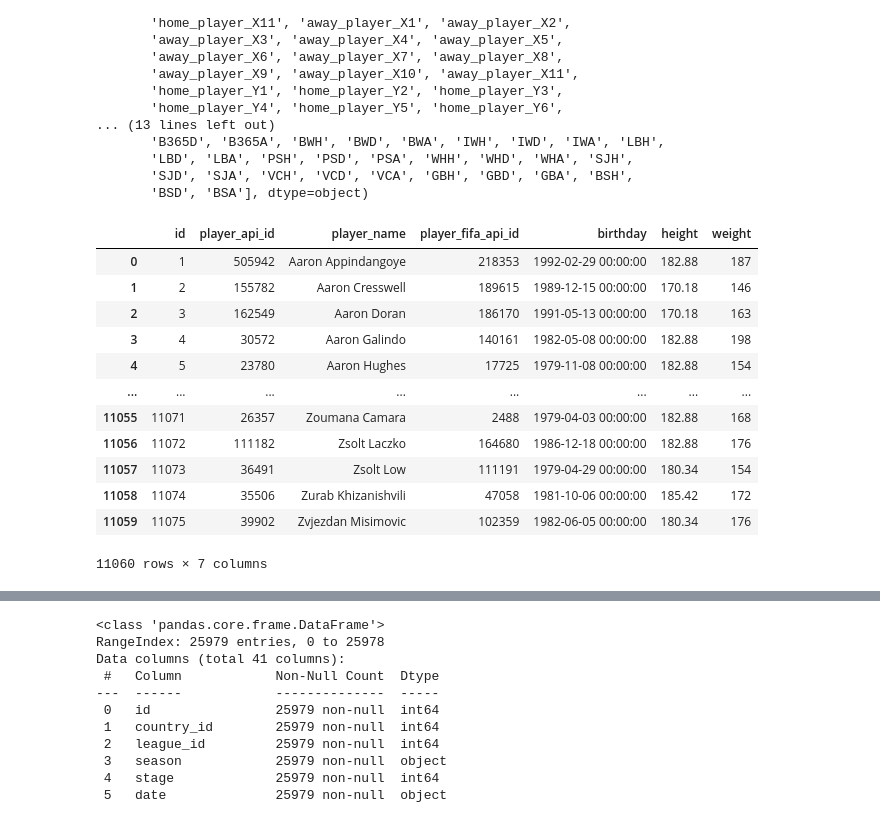
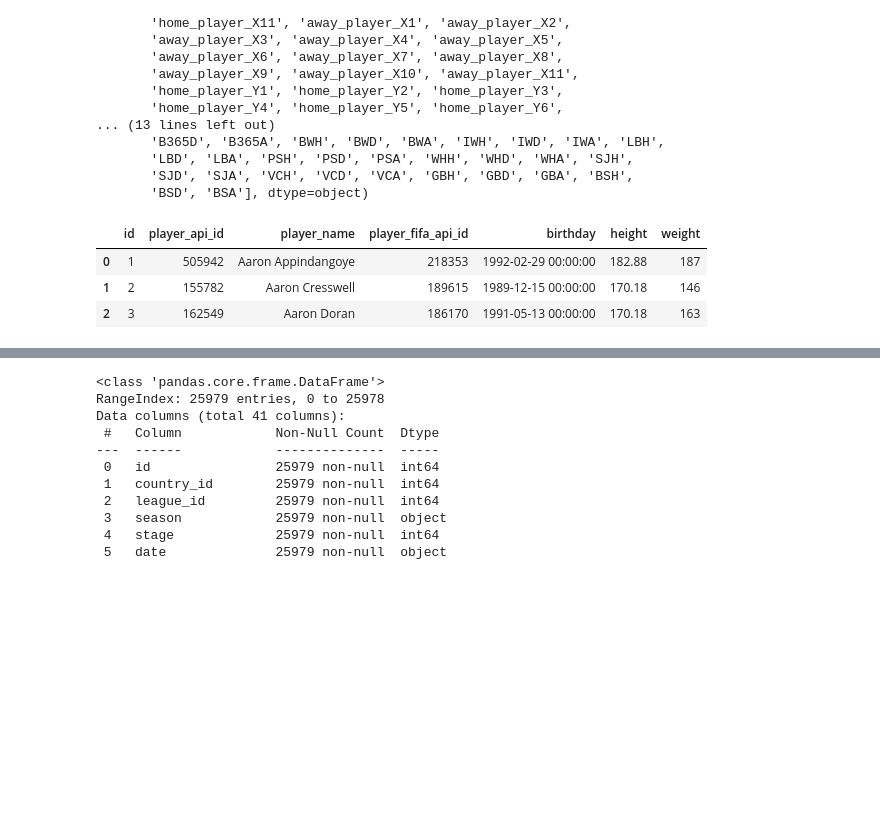
Before and after one commit to Lguanilo/Protectos-Data-Science, a Jupyter notebook: Ligas Europeas/Jugadores_Europeos_v01.ipynb, the cells around one changed output, grey strips where cells are left out. Cells and saved outputs as stored; diff of their text form; code cells hidden in the pictures; blank space fills up the shorter version.

```diff
--- a/Ligas Europeas/Jugadores_Europeos_v01.ipynb
+++ b/Ligas Europeas/Jugadores_Europeos_v01.ipynb
@@ -23,6 +25,5 @@ warnings.filterwarnings("ignore")
 #Lectura de datos sql
 from sqlalchemy import create_engine
 from sqlalchemy import inspect
+#Pasos la lectura de la BD
+engine = create_engine('sqlite:///C:\DataSets\Kaggle\Ligas Europeas\database.sqlite') #engine database
-# %%
-#Pasos la lectura de la BD
-engine = create_engine('sqlite:///database.sqlite') #engine database
@@ -147,19 +112,10 @@ array(['id', 'country_id', 'league_id', 'season', 'stage', 'date',
        'SJD', 'SJA', 'VCH', 'VCD', 'VCA', 'GBH', 'GBD', 'GBA', 'BSH',
        'BSD', 'BSA'], dtype=object)
 # %%
-df_player
+df_player.head(3)
 # %% [output]
 |  | id | player_api_id | player_name | player_fifa_api_id | birthday | height | weight |
 | 0 | 1 | 505942 | Aaron Appindangoye | 218353 | 1992-02-29 00:00:00 | 182.88 | 187 |
 | 1 | 2 | 155782 | Aaron Cresswell | 189615 | 1989-12-15 00:00:00 | 170.18 | 146 |
 | 2 | 3 | 162549 | Aaron Doran | 186170 | 1991-05-13 00:00:00 | 170.18 | 163 |
-| 3 | 4 | 30572 | Aaron Galindo | 140161 | 1982-05-08 00:00:00 | 182.88 | 198 |
-| 4 | 5 | 23780 | Aaron Hughes | 17725 | 1979-11-08 00:00:00 | 182.88 | 154 |
-| ... | ... | ... | ... | ... | ... | ... | ... |
-| 11055 | 11071 | 26357 | Zoumana Camara | 2488 | 1979-04-03 00:00:00 | 182.88 | 168 |
-| 11056 | 11072 | 111182 | Zsolt Laczko | 164680 | 1986-12-18 00:00:00 | 182.88 | 176 |
-| 11057 | 11073 | 36491 | Zsolt Low | 111191 | 1979-04-29 00:00:00 | 180.34 | 154 |
-| 11058 | 11074 | 35506 | Zurab Khizanishvili | 47058 | 1981-10-06 00:00:00 | 185.42 | 172 |
-| 11059 | 11075 | 39902 | Zvjezdan Misimovic | 102359 | 1982-06-05 00:00:00 | 180.34 | 176 |
-11060 rows × 7 columns
 # %%
```
Also changed, not shown: parts of 57 cells of this notebook.
